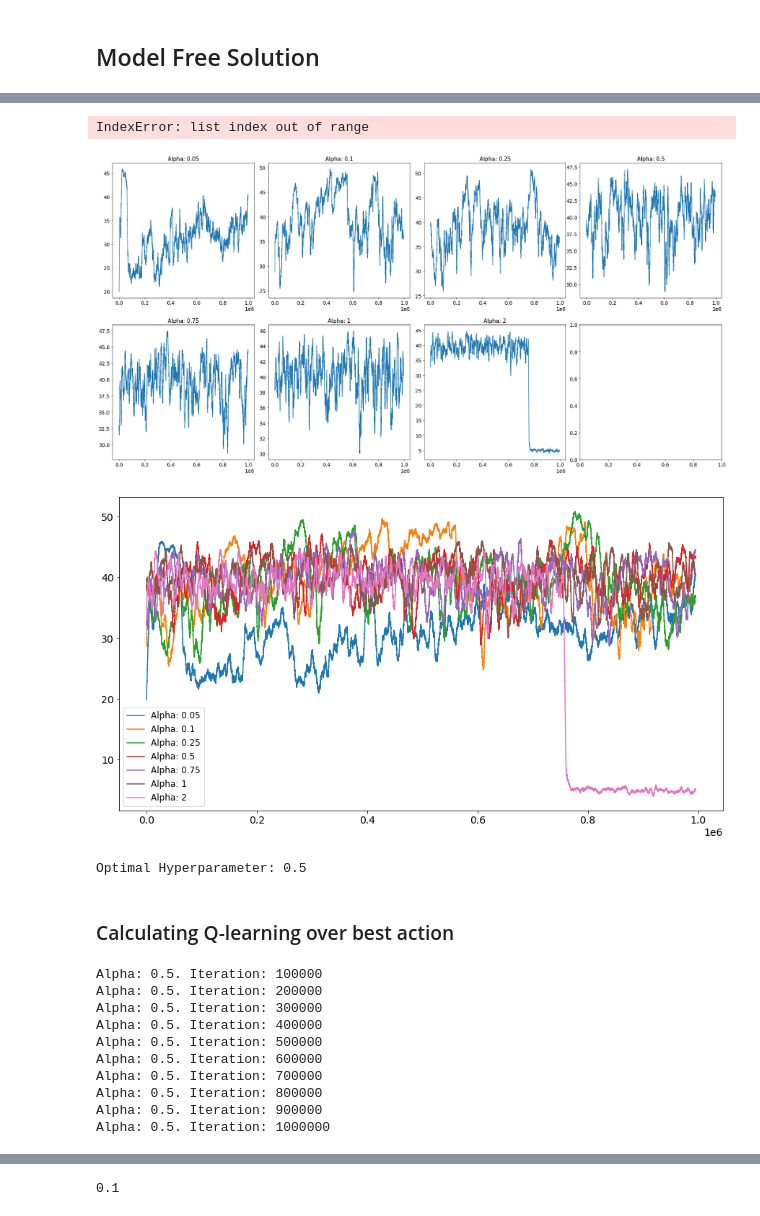
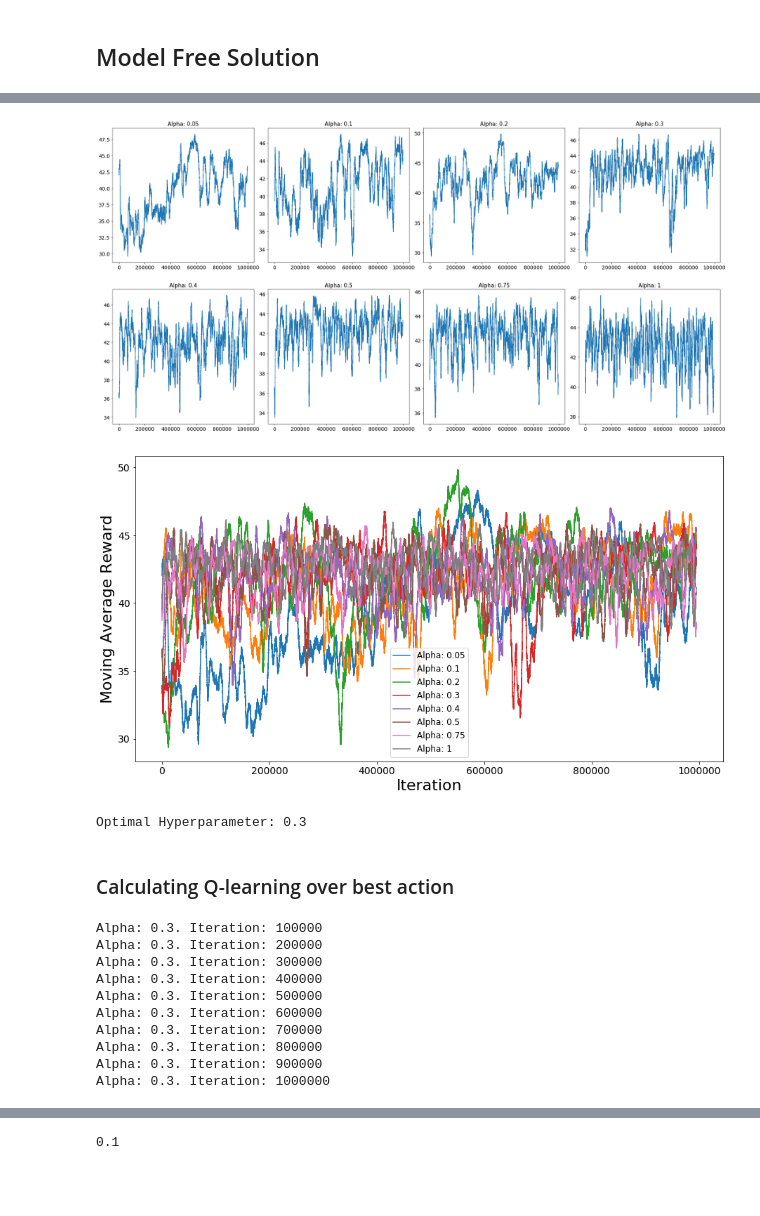
Before and after one commit to 12kleingordon34/RL-Exploration, a Jupyter notebook: vaccine_delivery/playground.ipynb, the cells around one changed output, grey strips where cells are left out. Cells and saved outputs as stored; diff of their text form; code cells hidden in the pictures; blank space fills up the shorter version.

Commit message:
update bootstrapping grid search and label the plots

```diff
--- a/vaccine_delivery/playground.ipynb
+++ b/vaccine_delivery/playground.ipynb
@@ -106,7 +110,7 @@ def expected_sarsa_policy(q_vec, action, epsilon=EPSILON):
 # %%
 %%time
 alpha_rewards = []
-alpha_range = [0.05, 0.1, 0.25, 0.5, 0.75, 1, 2, 5]
+alpha_range = [0.05, 0.1, 0.2, 0.3, 0.4, 0.5, 0.75, 1]
 for alpha in alpha_range:
     print(f'######## Alpha: {alpha} ############')
     centre = drug_centre(cost_vaccine=10, fee_vaccine=10)
@@ -186,16 +183,17 @@ for i in range(2):
         axes[i, j].set_title(f"Alpha: {alpha_range[alpha_idx]}", fontsize=15)
         alpha_idx += 1
 # %% [output]
-IndexError: list index out of range
-[figure, old version]
+[figure, new version]
 # %%
 fig = plt.figure(figsize=(15, 8))
 for i in range(len(sma_rewards)):
     plt.plot(sma_rewards[i], label=f"Alpha: {alpha_range[i]}")
 plt.legend(prop={'size': 12})
+plt.xlabel('Iteration')
+plt.ylabel('Moving Average Reward')
 plt.show()
 # %% [output]
-[figure, old version]
+[figure, new version]
 # %%
 # Choosing algo with highest mean converged reward for the final quarter of actions
 average_final_rewards = []
@@ -209,7 +207,7 @@ print(
     f"Optimal Hyperparameter: {optimal_alpha}"
 )
 # %% [output]
-Optimal Hyperparameter: 0.5
+Optimal Hyperparameter: 0.3
 # %% [markdown]
 ### Calculating Q-learning over best action
 # %%
@@ -239,16 +237,16 @@ for i in range(1000000):
     reward = centre.get_reward()
     next_action = agent.step(reward, next_state)
 # %% [output]
-Alpha: 0.5. Iteration: 100000
-Alpha: 0.5. Iteration: 200000
-Alpha: 0.5. Iteration: 300000
-Alpha: 0.5. Iteration: 400000
-Alpha: 0.5. Iteration: 500000
-Alpha: 0.5. Iteration: 600000
-Alpha: 0.5. Iteration: 700000
-Alpha: 0.5. Iteration: 800000
-Alpha: 0.5. Iteration: 900000
-Alpha: 0.5. Iteration: 1000000
+Alpha: 0.3. Iteration: 100000
+Alpha: 0.3. Iteration: 200000
+Alpha: 0.3. Iteration: 300000
+Alpha: 0.3. Iteration: 400000
+Alpha: 0.3. Iteration: 500000
+Alpha: 0.3. Iteration: 600000
+Alpha: 0.3. Iteration: 700000
+Alpha: 0.3. Iteration: 800000
+Alpha: 0.3. Iteration: 900000
+Alpha: 0.3. Iteration: 1000000
 # %%
 np.set_printoptions(suppress=True)
 np.round(agent.q[:,:,6], 2)
```
Also changed, not shown: parts of 7 cells of this notebook.
